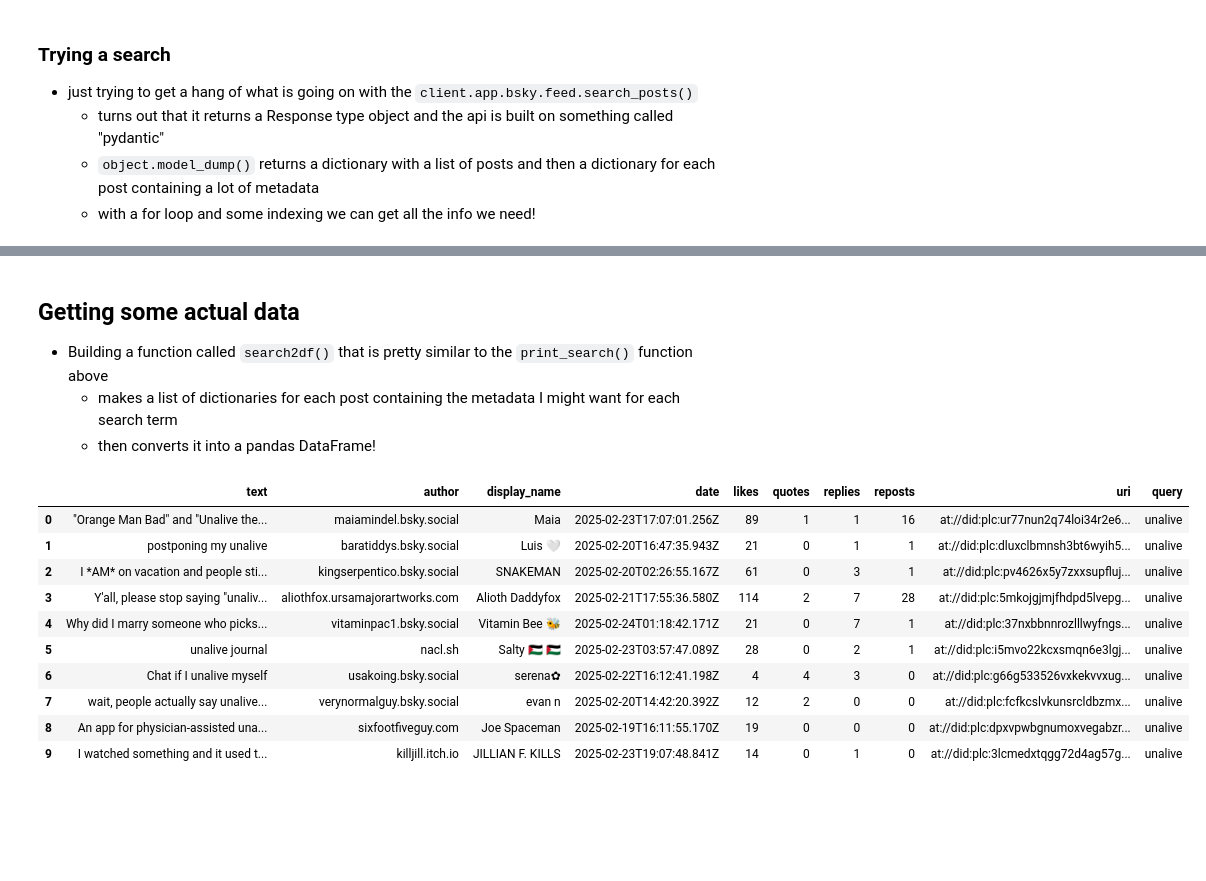
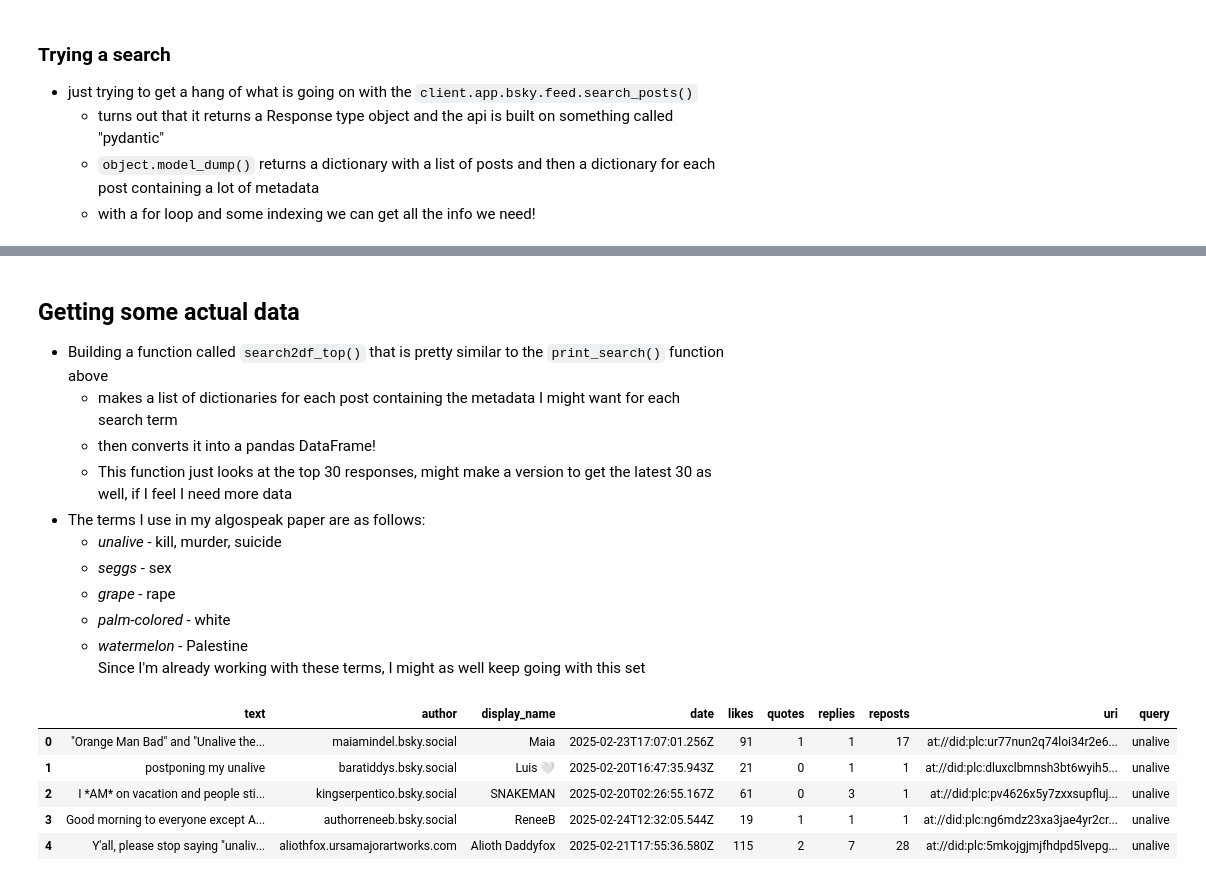
Before and after one commit to Data-Science-for-Linguists-2025/Algospeak-on-Bluesky, a Jupyter notebook: getting_bsky_data.ipynb, the cells around one changed output, grey strips where cells are left out. Cells and saved outputs as stored; diff of their text form; code cells hidden in the pictures; blank space fills up the shorter version.

Commit message:
got some data into a CSV

```diff
--- a/getting_bsky_data.ipynb
+++ b/getting_bsky_data.ipynb
@@ -95,13 +100,21 @@ Snuffies
 killjill.itch.io: I watched something and it used the word 'unalive' which made me so mad that I was shaken back to lucidity
 # %% [markdown]
 ## Getting some actual data
-- Building a function called `search2df()` that is pretty similar to the `print_search()` function above
+- Building a function called `search2df_top()` that is pretty similar to the `print_search()` function above
     - makes a list of dictionaries for each post containing the metadata I might want for each search term
     - then converts it into a pandas DataFrame!
+    - This function just looks at the top 30 responses, might make a version to get the latest 30 as well, if I feel I need more data
+- The terms I use in my algospeak paper are as follows:
+   - *unalive* - kill, murder, suicide
+   - *seggs* - sex
+   - *grape* - rape
+   - *palm-colored* - white
+   - *watermelon* - Palestine
+Since I'm already working with these terms, I might as well keep going with this set
 # %%
 import pandas as pd
-def search2df(query):
-    results = client.app.bsky.feed.search_posts({'q': query, 'limit': 10, 'sort': 'top'})
+def search2df_top(query):
+    results = client.app.bsky.feed.search_posts({'q': query, 'limit': 30, 'sort': 'top'})
     results_dict = results.model_dump()
     query_data = []
     for post in results_dict['posts']:
@@ -120,18 +133,13 @@ def search2df(query):
     query_df = pd.DataFrame(query_data)
     return query_df
 # %%
-unalive_top_df = search2df('unalive')
+unalive_top_df = search2df_top('unalive')
 # %%
-unalive_top_df
+unalive_top_df.head()
 # %% [output]
 |  | text | author | display_name | date | likes | quotes | replies | reposts | uri | query |
-| 0 | "Orange Man Bad" and "Unalive the... | maiamindel.bsky.social | Maia | 2025-02-23T17:07:01.256Z | 89 | 1 | 1 | 16 | at://did:plc:ur77nun2q74loi34r2e6... | unalive |
+| 0 | "Orange Man Bad" and "Unalive the... | maiamindel.bsky.social | Maia | 2025-02-23T17:07:01.256Z | 91 | 1 | 1 | 17 | at://did:plc:ur77nun2q74loi34r2e6... | unalive |
 | 1 | postponing my unalive | baratiddys.bsky.social | Luis 🤍 | 2025-02-20T16:47:35.943Z | 21 | 0 | 1 | 1 | at://did:plc:dluxclbmnsh3bt6wyih5... | unalive |
 | 2 | I *AM* on vacation and people sti... | kingserpentico.bsky.social | SNAKEMAN | 2025-02-20T02:26:55.167Z | 61 | 0 | 3 | 1 | at://did:plc:pv4626x5y7zxxsupfluj... | unalive |
-| 3 | Y'all, please stop saying "unaliv... | aliothfox.ursamajorartworks.com | Alioth Daddyfox | 2025-02-21T17:55:36.580Z | 114 | 2 | 7 | 28 | at://did:plc:5mkojgjmjfhdpd5lvepg... | unalive |
-| 4 | Why did I marry someone who picks... | vitaminpac1.bsky.social | Vitamin Bee 🐝 | 2025-02-24T01:18:42.171Z | 21 | 0 | 7 | 1 | at://did:plc:37nxbbnnrozlllwyfngs... | unalive |
-| 5 | unalive journal | nacl.sh | Salty 🇵🇸 🇵🇸 | 2025-02-23T03:57:47.089Z | 28 | 0 | 2 | 1 | at://did:plc:i5mvo22kcxsmqn6e3lgj... | unalive |
-| 6 | Chat if I unalive myself | usakoing.bsky.social | serena✿ | 2025-02-22T16:12:41.198Z | 4 | 4 | 3 | 0 | at://did:plc:g66g533526vxkekvvxug... | unalive |
-| 7 | wait, people actually say unalive... | verynormalguy.bsky.social | evan n | 2025-02-20T14:42:20.392Z | 12 | 2 | 0 | 0 | at://did:plc:fcfkcslvkunsrcldbzmx... | unalive |
-| 8 | An app for physician-assisted una... | sixfootfiveguy.com | Joe Spaceman | 2025-02-19T16:11:55.170Z | 19 | 0 | 0 | 0 | at://did:plc:dpxvpwbgnumoxvegabzr... | unalive |
-| 9 | I watched something and it used t... | killjill.itch.io | JILLIAN F. KILLS | 2025-02-23T19:07:48.841Z | 14 | 0 | 1 | 0 | at://did:plc:3lcmedxtqgg72d4ag57g... | unalive |
+| 3 | Good morning to everyone except A... | authorreneeb.bsky.social | ReneeB | 2025-02-24T12:32:05.544Z | 19 | 1 | 1 | 1 | at://did:plc:ng6mdz23xa3jae4yr2cr... | unalive |
+| 4 | Y'all, please stop saying "unaliv... | aliothfox.ursamajorartworks.com | Alioth Daddyfox | 2025-02-21T17:55:36.580Z | 115 | 2 | 7 | 28 | at://did:plc:5mkojgjmjfhdpd5lvepg... | unalive |
```
Also changed, not shown: parts of 19 cells of this notebook, 1 other file.
